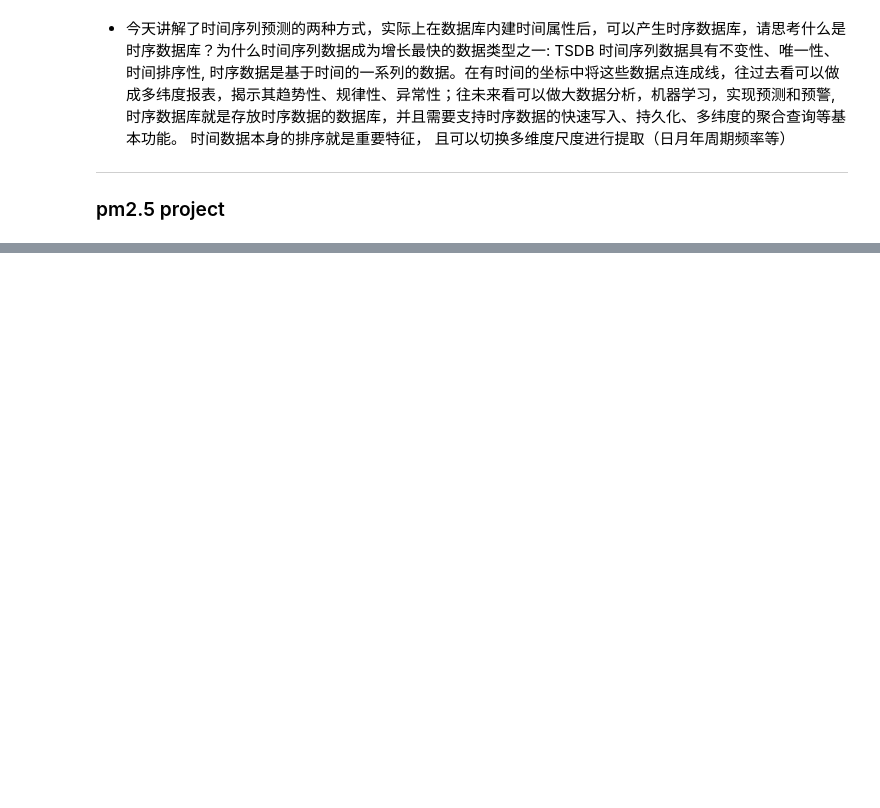
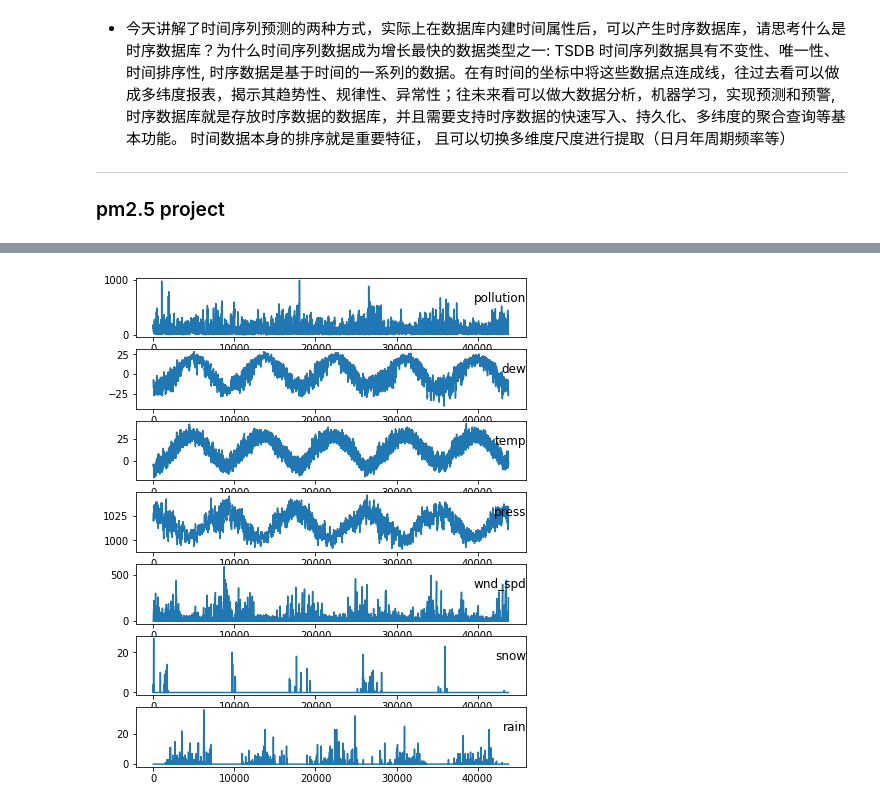
Before and after one commit to guanqin-123/kkb_notes, a Jupyter notebook: currency/homework9.ipynb, the cells around one changed output, grey strips where cells are left out. Cells and saved outputs as stored; diff of their text form; code cells hidden in the pictures; blank space fills up the shorter version.

```diff
--- a/currency/homework9.ipynb
+++ b/currency/homework9.ipynb
@@ -25,17 +28,20 @@ data
 # %%
 import matplotlib.pyplot as plt
 values = data.values
 # specify columns to plot
 groups = [0, 1, 2, 3, 5, 6, 7]
 i = 1
 # plot each column
-fig = plt.figure(figsize=[15, 7])
+plt.figure(figsize=(7,9))
+
 for group in groups:
     plt.subplot(len(groups), 1, i)
     plt.plot(values[:, group])
     plt.title(data.columns[group], y=0.5, loc='right')
     i += 1
 plt.show()
+# %% [output]
+[figure, added]
 # %%
 from sklearn.preprocessing import LabelEncoder,MinMaxScaler
 from sklearn.metrics import mean_squared_error
```
Also changed, not shown: parts of 6 cells of this notebook.
